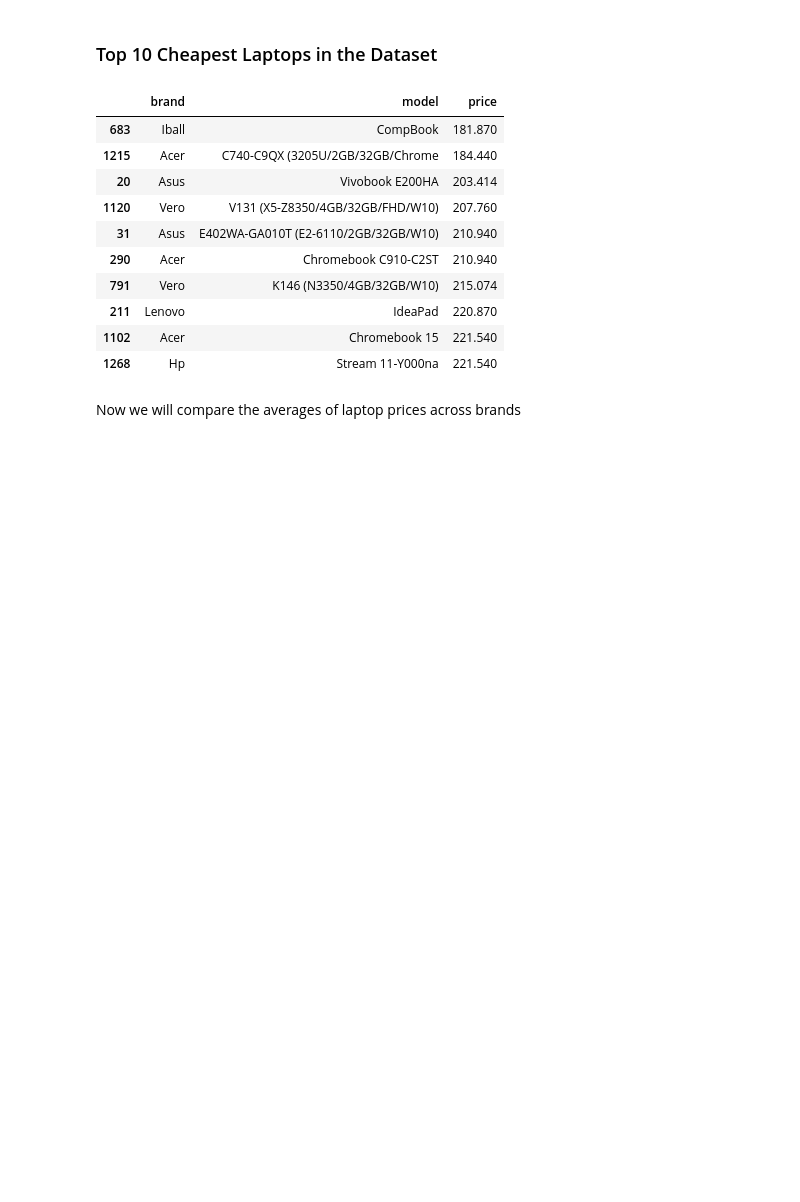
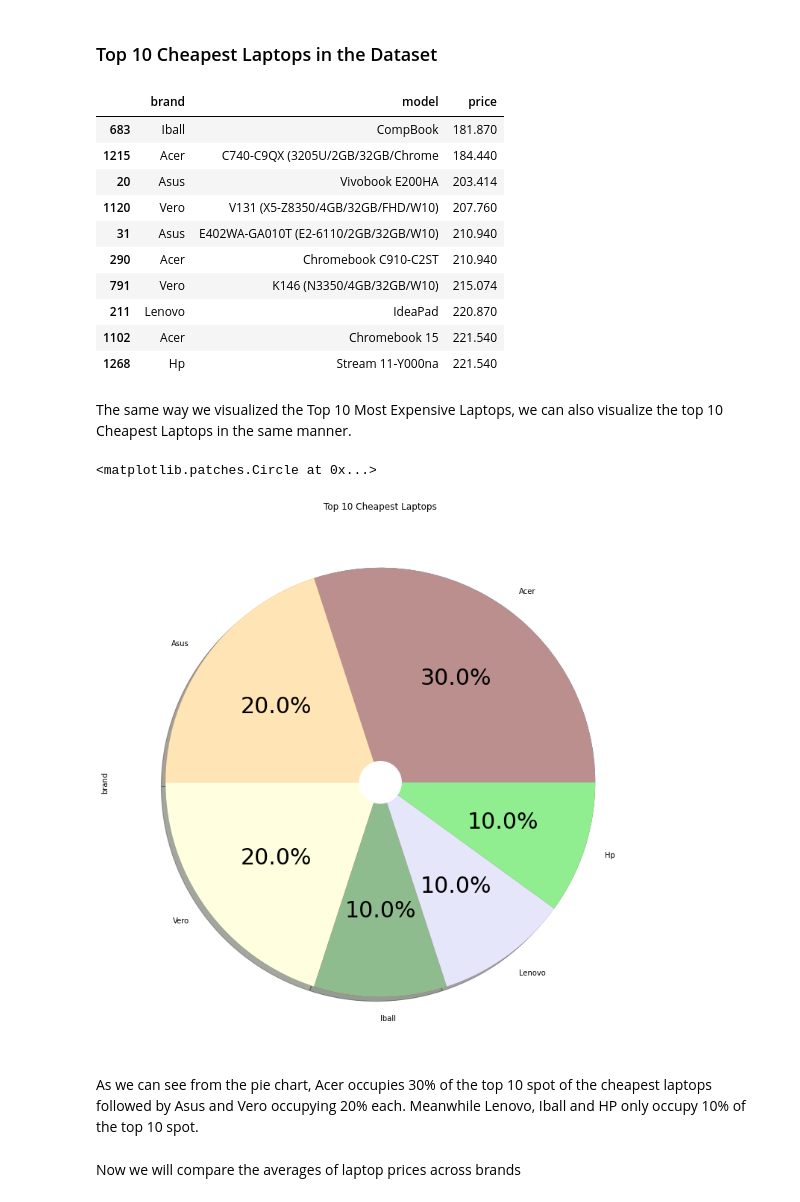
Before and after one commit to jason-9601/DATAPRE-Final, a Jupyter notebook: DATAPRE Final.ipynb, the cells around one changed output. Saved outputs shown, nothing was run; the diff lists cells and outputs as text; code cells hidden in the pictures; blank space fills up the shorter version.

```diff
--- a/DATAPRE Final.ipynb
+++ b/DATAPRE Final.ipynb
@@ -591,6 +615,32 @@ df_laptops[['brand', 'model', 'price']].nsmallest(10, 'price')
 | 211 | Lenovo | IdeaPad | 220.870 |
 | 1102 | Acer | Chromebook 15 | 221.540 |
 | 1268 | Hp | Stream 11-Y000na | 221.540 |
+# %% [markdown]
+The same way we visualized the Top 10 Most Expensive Laptops, we can also visualize the top 10 Cheapest Laptops in the same manner.
+# %%
+df_top10_cheap = df_laptops[['brand', 'model', 'price']].nsmallest(10, 'price')
+
+fig = plt.figure(figsize=(10, 10), facecolor='white')
+ax = fig.add_axes([0,0,1,1])
+
+# explode1 = [0.2,0,0,0,0,0]
+colors=['rosybrown', 'moccasin', 'lightyellow', 'darkseagreen',
+        'lavender', 'lightgreen']
+
+ax = df_top10_cheap["brand"].value_counts().plot(kind="pie")
+ax.pie(df_top10_cheap["brand"].value_counts(), autopct='%1.1f%%', textprops={'fontsize': 30},
+       shadow=True, colors=colors)
+
+ax.set_title("Top 10 Cheapest Laptops")
+
+centre_circle = plt.Circle((0,0),0.10,fc='white')
+fig = plt.gcf()
+fig.gca().add_artist(centre_circle)
+# %% [output]
+<matplotlib.patches.Circle at 0x...>
+[figure, added]
+# %% [markdown]
+As we can see from the pie chart, Acer occupies 30% of the top 10 spot of the cheapest laptops followed by Asus and Vero occupying 20% each. Meanwhile Lenovo, Iball and HP only occupy 10% of the top 10 spot.
 # %% [markdown]
 Now we will compare the averages of laptop prices across brands
 # %%
```
Also changed, not shown: parts of 16 cells of this notebook.
